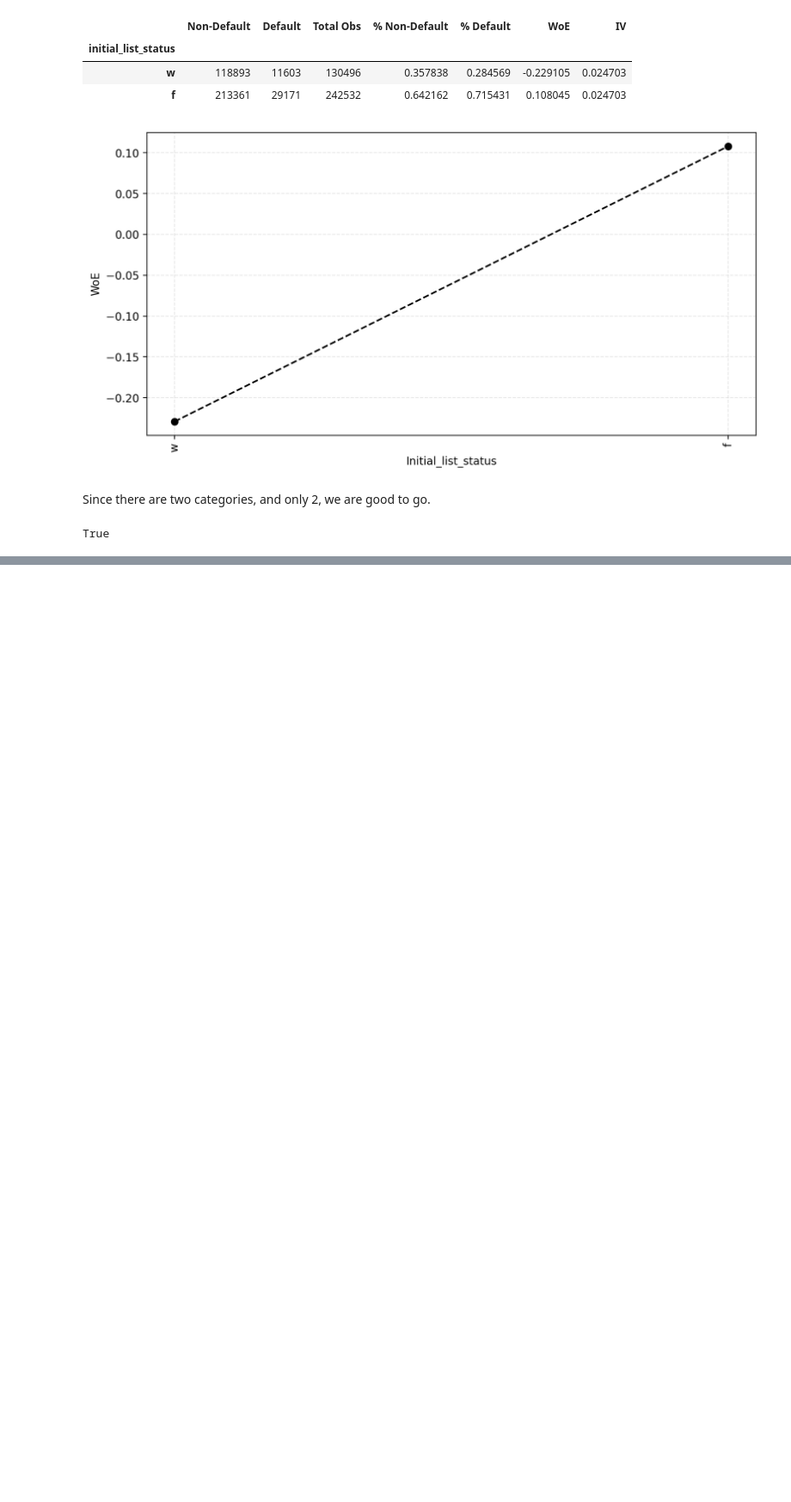
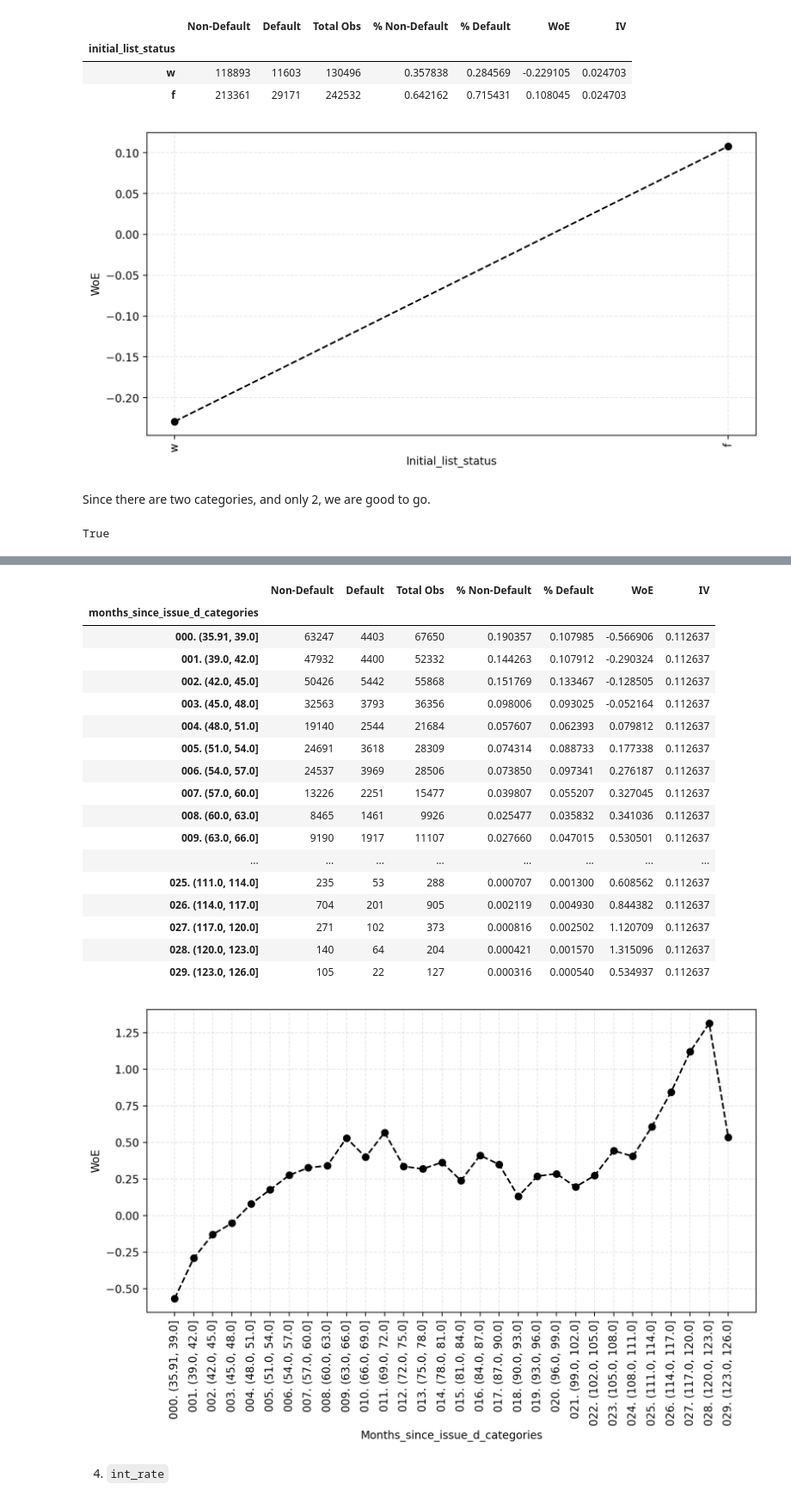
Before and after one commit to gfluz94/credit-risk-modeling, a Jupyter notebook: notebooks/General Outline PD Model.ipynb, the cells around one changed output, grey strips where cells are left out. Shown at 86% size. Saved outputs shown, nothing was run; the diff lists cells and outputs as text; code cells hidden in the pictures; blank space fills up the shorter version.

```diff
--- a/notebooks/General Outline PD Model.ipynb
+++ b/notebooks/General Outline PD Model.ipynb
@@ -531,0 +696,14 @@ reference_categories.append(f"{variable}_" + "f")
+# %%
+df_train[variable] = df_train[variable].astype(str)
+final_categories = {
+    "<1y": ["0"],
+    "1y": ["1"],
+    "2-4y": ["2", "3", "4"],
+    "5-6y": ["5", "6", "7"],
+    "7-9y": ["7", "8", "9"],
+    "10+y": ["10"],
+}
+
+grade_ohe = OHECategoriesCreator(field_name=variable, final_categories_dict=final_categories)
+df_train = grade_ohe.fit_transform(df_train)
+transformers.append(grade_ohe)
@@ -531,0 +715,4 @@ reference_categories.append(f"{variable}_" + "f")
+# %%
+variable = "months_since_issue_d"
+print(f"{100*df_train[variable].isnull().mean():.2f}% missing!\n\n")
+print(df_train[variable].describe())
@@ -531,0 +732,35 @@ reference_categories.append(f"{variable}_" + "f")
+# %%
+ordered_buckets, (lower, upper) = get_fine_classes(
+    df_train[variable], n_buckets=30
+)
+df_train[ordered_buckets.name] = ordered_buckets.values
+# %%
+woe_df = compute_woe(
+    df=df_train,
+    id_column_name="id",
+    feature_column_name=ordered_buckets.name,
+    target_column_name=TARGET_VARIABLE,
+    sort_by_woe=False
+)
+display(woe_df)
+plot_woe_by_category(woe_df, rotate=True)
+# %% [output]
+|  | Non-Default | Default | Total Obs | % Non-Default | % Default | WoE | IV |
+| months_since_issue_d_categories |  |  |  |  |  |  |  |
+| 000. (35.91, 39.0] | 63247 | 4403 | 67650 | 0.190357 | 0.107985 | -0.566906 | 0.112637 |
+| 001. (39.0, 42.0] | 47932 | 4400 | 52332 | 0.144263 | 0.107912 | -0.290324 | 0.112637 |
+| 002. (42.0, 45.0] | 50426 | 5442 | 55868 | 0.151769 | 0.133467 | -0.128505 | 0.112637 |
+| 003. (45.0, 48.0] | 32563 | 3793 | 36356 | 0.098006 | 0.093025 | -0.052164 | 0.112637 |
+| 004. (48.0, 51.0] | 19140 | 2544 | 21684 | 0.057607 | 0.062393 | 0.079812 | 0.112637 |
+| 005. (51.0, 54.0] | 24691 | 3618 | 28309 | 0.074314 | 0.088733 | 0.177338 | 0.112637 |
+| 006. (54.0, 57.0] | 24537 | 3969 | 28506 | 0.073850 | 0.097341 | 0.276187 | 0.112637 |
+| 007. (57.0, 60.0] | 13226 | 2251 | 15477 | 0.039807 | 0.055207 | 0.327045 | 0.112637 |
+| 008. (60.0, 63.0] | 8465 | 1461 | 9926 | 0.025477 | 0.035832 | 0.341036 | 0.112637 |
+| 009. (63.0, 66.0] | 9190 | 1917 | 11107 | 0.027660 | 0.047015 | 0.530501 | 0.112637 |
+| ... | ... | ... | ... | ... | ... | ... | ... |
+| 025. (111.0, 114.0] | 235 | 53 | 288 | 0.000707 | 0.001300 | 0.608562 | 0.112637 |
+| 026. (114.0, 117.0] | 704 | 201 | 905 | 0.002119 | 0.004930 | 0.844382 | 0.112637 |
+| 027. (117.0, 120.0] | 271 | 102 | 373 | 0.000816 | 0.002502 | 1.120709 | 0.112637 |
+| 028. (120.0, 123.0] | 140 | 64 | 204 | 0.000421 | 0.001570 | 1.315096 | 0.112637 |
+| 029. (123.0, 126.0] | 105 | 22 | 127 | 0.000316 | 0.000540 | 0.534937 | 0.112637 |
+[figure, added]
@@ -531,0 +787,2 @@ reference_categories.append(f"{variable}_" + "f")
+# %% [markdown]
+4. `int_rate`
```
Also changed, not shown: parts of 105 cells of this notebook.
